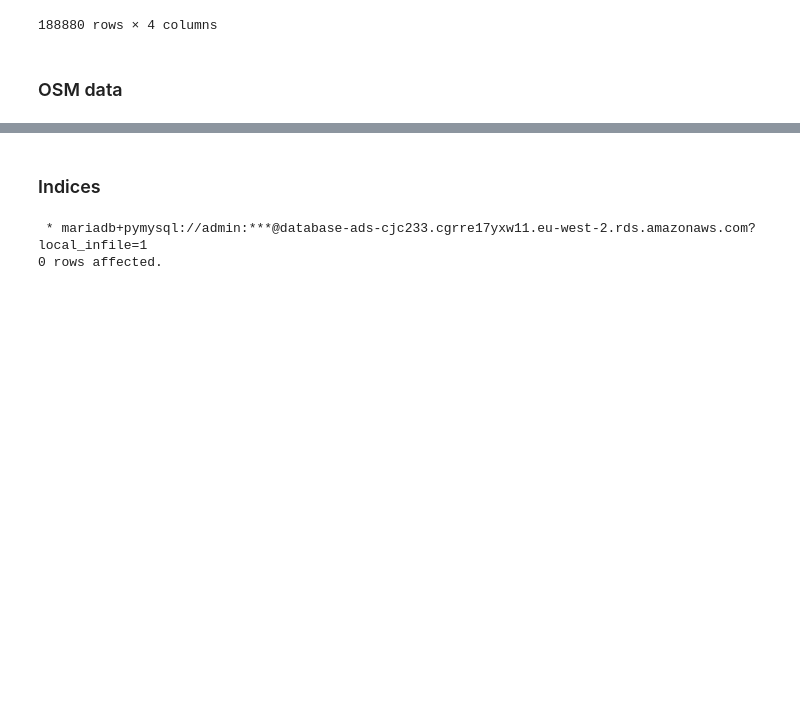
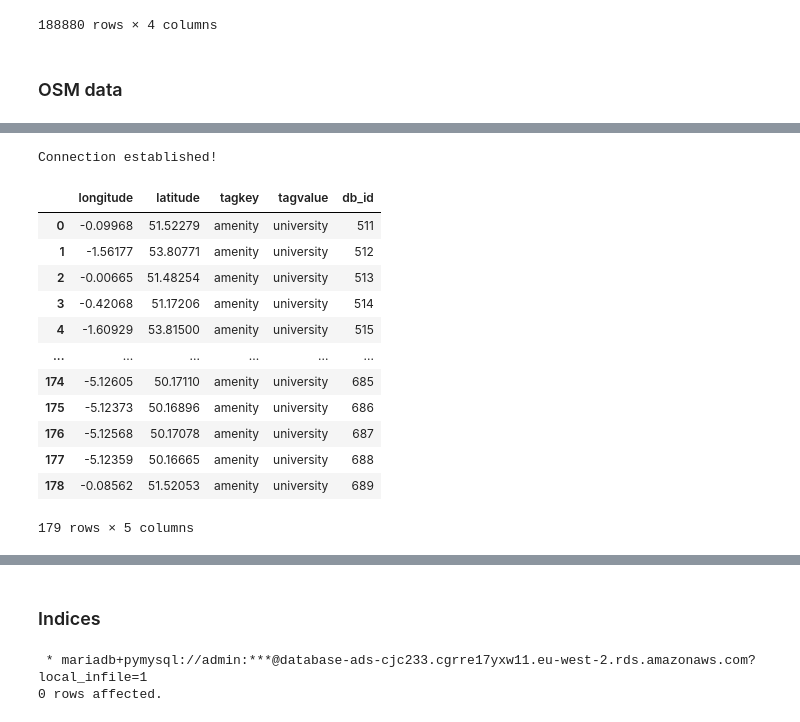
Before and after one commit to ClaireCooper/cjc233_ads_2024, a Jupyter notebook: notebooks/ads_course_assessment.ipynb, the cells around one changed output, grey strips where cells are left out. Cells and saved outputs as stored; diff of their text form; code cells hidden in the pictures; blank space fills up the shorter version.

```diff
--- a/notebooks/ads_course_assessment.ipynb
+++ b/notebooks/ads_course_assessment.ipynb
@@ -493,0 +540,4 @@ fynesse.access.download_country_osm_data('United Kingdom')
+# %%
+conn = fynesse.access.create_connection(username, password, url, 'ads_2024', int(port))
+# %% [output]
+Connection established!
@@ -493,0 +546,17 @@ fynesse.access.download_country_osm_data('United Kingdom')
+# %%
+df_osm = fynesse.access.select_all_from_table(conn, 'osm_data')
+df_osm
+# %% [output]
+|  | longitude | latitude | tagkey | tagvalue | db_id |
+| 0 | -0.09968 | 51.52279 | amenity | university | 511 |
+| 1 | -1.56177 | 53.80771 | amenity | university | 512 |
+| 2 | -0.00665 | 51.48254 | amenity | university | 513 |
+| 3 | -0.42068 | 51.17206 | amenity | university | 514 |
+| 4 | -1.60929 | 53.81500 | amenity | university | 515 |
+| ... | ... | ... | ... | ... | ... |
+| 174 | -5.12605 | 50.17110 | amenity | university | 685 |
+| 175 | -5.12373 | 50.16896 | amenity | university | 686 |
+| 176 | -5.12568 | 50.17078 | amenity | university | 687 |
+| 177 | -5.12359 | 50.16665 | amenity | university | 688 |
+| 178 | -0.08562 | 51.52053 | amenity | university | 689 |
+179 rows × 5 columns
```
Also changed, not shown: parts of 13 cells of this notebook.
